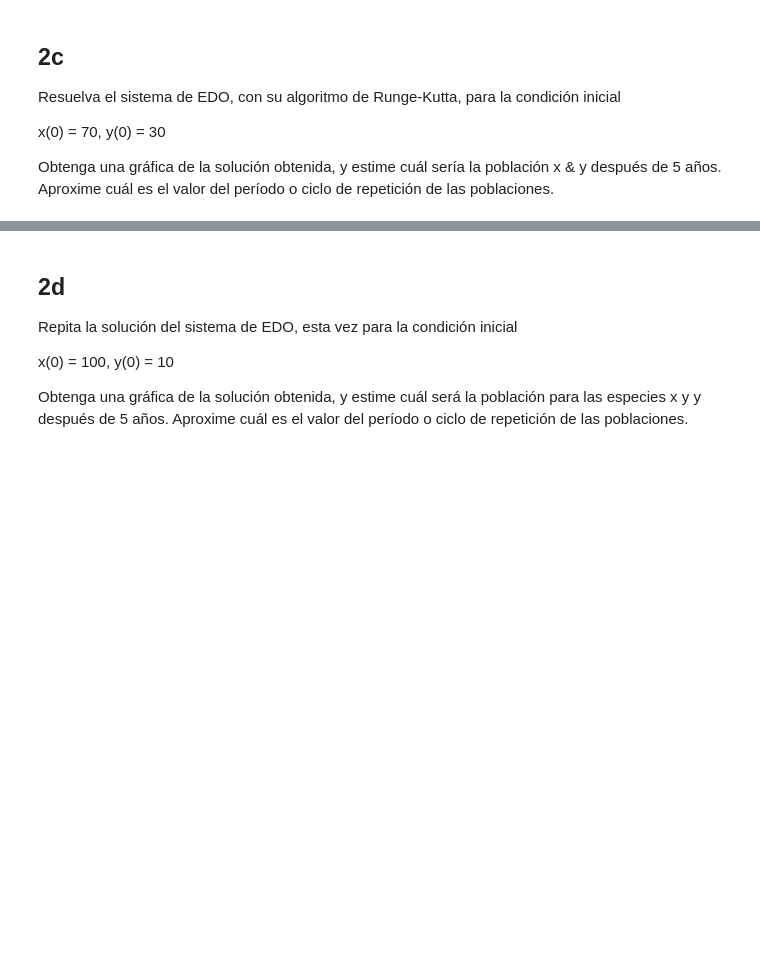
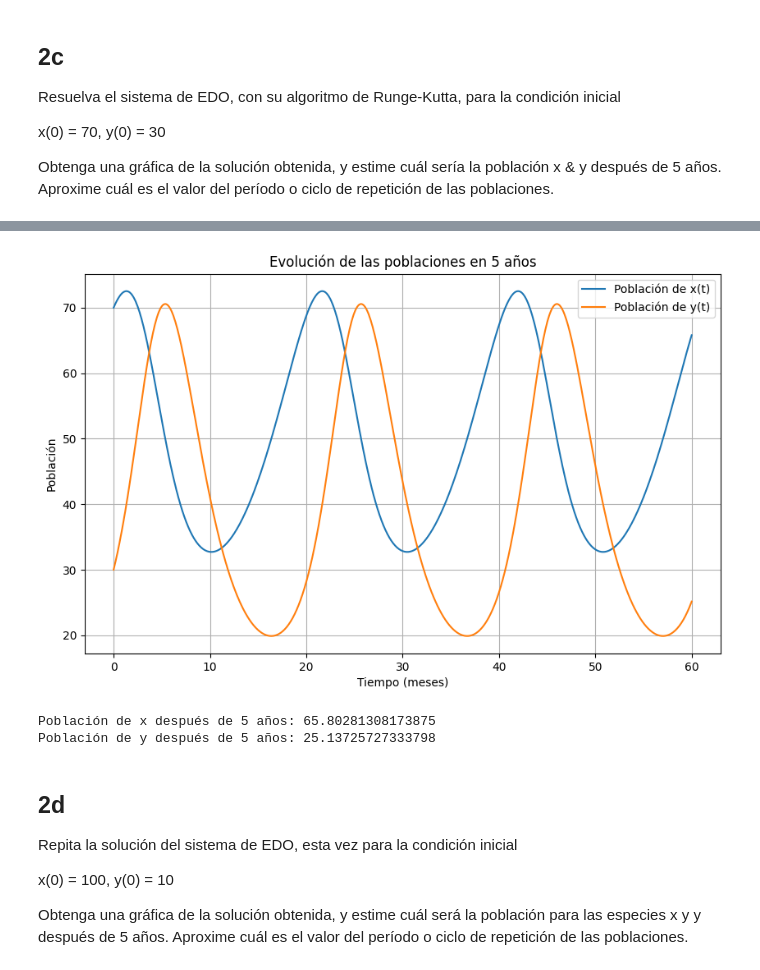
Before and after one commit to emiliosolanoo21/Runge-Kutta, a Jupyter notebook: runge-kutta.ipynb, the cells around one changed output, grey strips where cells are left out. Saved outputs shown, nothing was run; the diff lists cells and outputs as text; code cells hidden in the pictures; blank space fills up the shorter version.

```diff
--- a/runge-kutta.ipynb
+++ b/runge-kutta.ipynb
@@ -68,0 +74,16 @@ Puntos de equilibrio: [-5.e-324  5.e-324]
+# %%
+x, y = symbols('x y')
+f1 = 0.2*x - 0.005*x*y
+f2 = -0.5*y + 0.01*x*y
+
+# Calcular la matriz Jacobiana
+jacobian_matrix = Matrix([[diff(f1, x), diff(f1, y)], [diff(f2, x), diff(f2, y)]])
+
+# Evaluar la matriz Jacobiana en los puntos de equilibrio
+equilibrium_points = [(0, 0), (0, 40), (50, 0), (50, 40)]
+for point in equilibrium_points:
+    jacobian_at_point = jacobian_matrix.subs({x: point[0], y: point[1]})
+    eigenvalues = jacobian_at_point.eigenvals()
+    print(f"Punto de equilibrio: {point}")
+    print(f"Jacobian:\n{jacobian_at_point}")
+    print(f"Valores propios: {eigenvalues}\n")
@@ -99,3 +117,55 @@ plt.show()
+# %%
+def f(t, Y):
+    x, y = Y
+    dxdt = 0.2*x - 0.005*x*y
+    dydt = -0.5*y + 0.01*x*y
+    return np.array([dxdt, dydt])
+
+def rk4_system(f, y0, t0, tf, h):
+    n = int((tf - t0) / h)
+    t = t0
+    y = np.array(y0)
+    sol = np.zeros((n+1, len(y0)))
+    time = np.zeros(n+1)
+    sol[0] = y0
+    time[0] = t0
+
+    for i in range(1, n+1):
+        k1 = h * f(t, y)
+        k2 = h * f(t + h/2, y + k1/2)
+        k3 = h * f(t + h/2, y + k2/2)
+        k4 = h * f(t + h, y + k3)
+
+        y = y + (k1 + 2*k2 + 2*k3 + k4) / 6
+        t = t + h
+        sol[i] = y
+        time[i] = t
+
+    return time, sol
+
+y0 = [70, 30]
+t0 = 0
+tf = 60  # 5 años (60 meses)
+h = 0.1
+
+time, sol = rk4_system(f, y0, t0, tf, h)
+
+plt.figure(figsize=(10, 6))
+plt.plot(time, sol[:, 0], label='Población de x(t)')
+plt.plot(time, sol[:, 1], label='Población de y(t)')
+plt.title('Evolución de las poblaciones en 5 años')
+plt.xlabel('Tiempo (meses)')
+plt.ylabel('Población')
+plt.legend()
+plt.grid(True)
+plt.show()
+
+print(f"Población de x después de 5 años: {sol[-1, 0]}")
+print(f"Población de y después de 5 años: {sol[-1, 1]}")
+# %% [output]
+[figure, added]
+Población de x después de 5 años: 65.80281308173875
+Población de y después de 5 años: 25.13725727333798
 # %% [markdown]
 ## 2d
 Repita la solución del sistema de EDO, esta vez para la condición inicial
```
Also changed, not shown: parts of 10 cells of this notebook.
